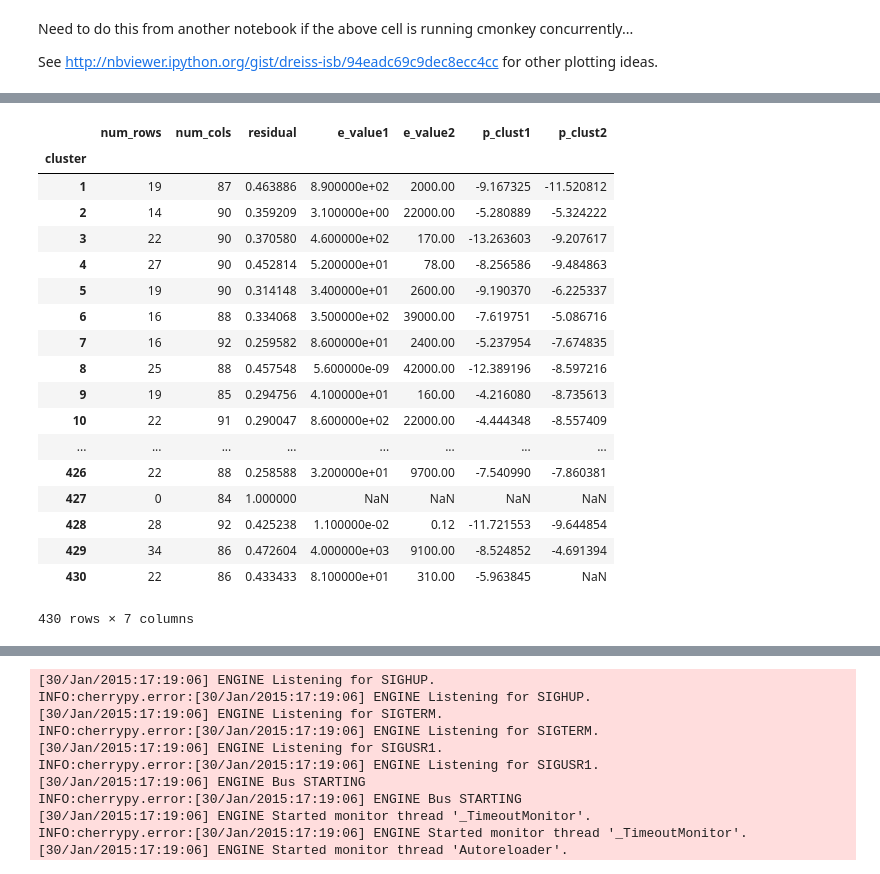
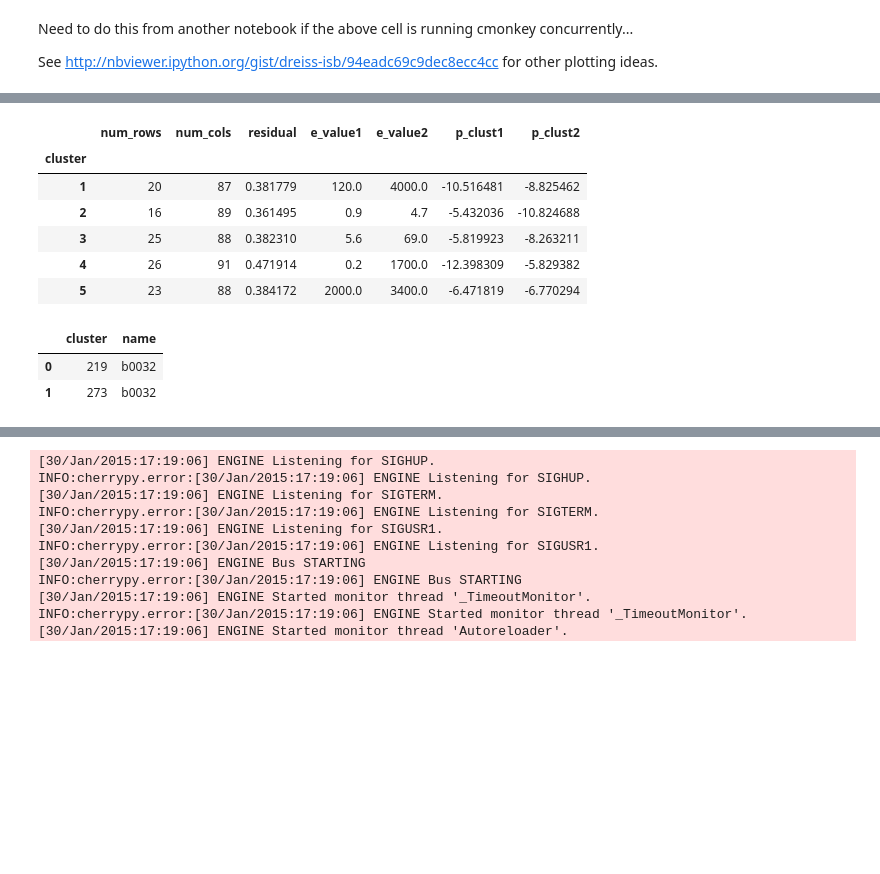
Before and after one commit to djreiss/cmonkey2-tools, a Jupyter notebook: Untitled3.ipynb, the cells around one changed output, grey strips where cells are left out. Cells and saved outputs as stored; diff of their text form; code cells hidden in the pictures; blank space fills up the shorter version.

```diff
--- a/Untitled3.ipynb
+++ b/Untitled3.ipynb
@@ -145,22 +159,16 @@ b.plot_stats();
 # %%
-b.cluster_summary()
+b.cluster_summary().head()
 # %% [output]
 |  | num_rows | num_cols | residual | e_value1 | e_value2 | p_clust1 | p_clust2 |
 | cluster |  |  |  |  |  |  |  |
-| 1 | 19 | 87 | 0.463886 | 8.900000e+02 | 2000.00 | -9.167325 | -11.520812 |
-| 2 | 14 | 90 | 0.359209 | 3.100000e+00 | 22000.00 | -5.280889 | -5.324222 |
-| 3 | 22 | 90 | 0.370580 | 4.600000e+02 | 170.00 | -13.263603 | -9.207617 |
-| 4 | 27 | 90 | 0.452814 | 5.200000e+01 | 78.00 | -8.256586 | -9.484863 |
-| 5 | 19 | 90 | 0.314148 | 3.400000e+01 | 2600.00 | -9.190370 | -6.225337 |
-| 6 | 16 | 88 | 0.334068 | 3.500000e+02 | 39000.00 | -7.619751 | -5.086716 |
-| 7 | 16 | 92 | 0.259582 | 8.600000e+01 | 2400.00 | -5.237954 | -7.674835 |
-| 8 | 25 | 88 | 0.457548 | 5.600000e-09 | 42000.00 | -12.389196 | -8.597216 |
-| 9 | 19 | 85 | 0.294756 | 4.100000e+01 | 160.00 | -4.216080 | -8.735613 |
-| 10 | 22 | 91 | 0.290047 | 8.600000e+02 | 22000.00 | -4.444348 | -8.557409 |
-| ... | ... | ... | ... | ... | ... | ... | ... |
-| 426 | 22 | 88 | 0.258588 | 3.200000e+01 | 9700.00 | -7.540990 | -7.860381 |
-| 427 | 0 | 84 | 1.000000 | NaN | NaN | NaN | NaN |
-| 428 | 28 | 92 | 0.425238 | 1.100000e-02 | 0.12 | -11.721553 | -9.644854 |
-| 429 | 34 | 86 | 0.472604 | 4.000000e+03 | 9100.00 | -8.524852 | -4.691394 |
-| 430 | 22 | 86 | 0.433433 | 8.100000e+01 | 310.00 | -5.963845 | NaN |
+| 1 | 20 | 87 | 0.381779 | 120.0 | 4000.0 | -10.516481 | -8.825462 |
+| 2 | 16 | 89 | 0.361495 | 0.9 | 4.7 | -5.432036 | -10.824688 |
+| 3 | 25 | 88 | 0.382310 | 5.6 | 69.0 | -5.819923 | -8.263211 |
+| 4 | 26 | 91 | 0.471914 | 0.2 | 1700.0 | -12.398309 | -5.829382 |
+| 5 | 23 | 88 | 0.384172 | 2000.0 | 3400.0 | -6.471819 | -6.770294 |
-430 rows × 7 columns
+# %%
+b.clusters_w_genes('b0032')
+# %% [output]
+|  | cluster | name |
+| 0 | 219 | b0032 |
+| 1 | 273 | b0032 |
```
Also changed, not shown: parts of 8 cells of this notebook, 2 other files.
